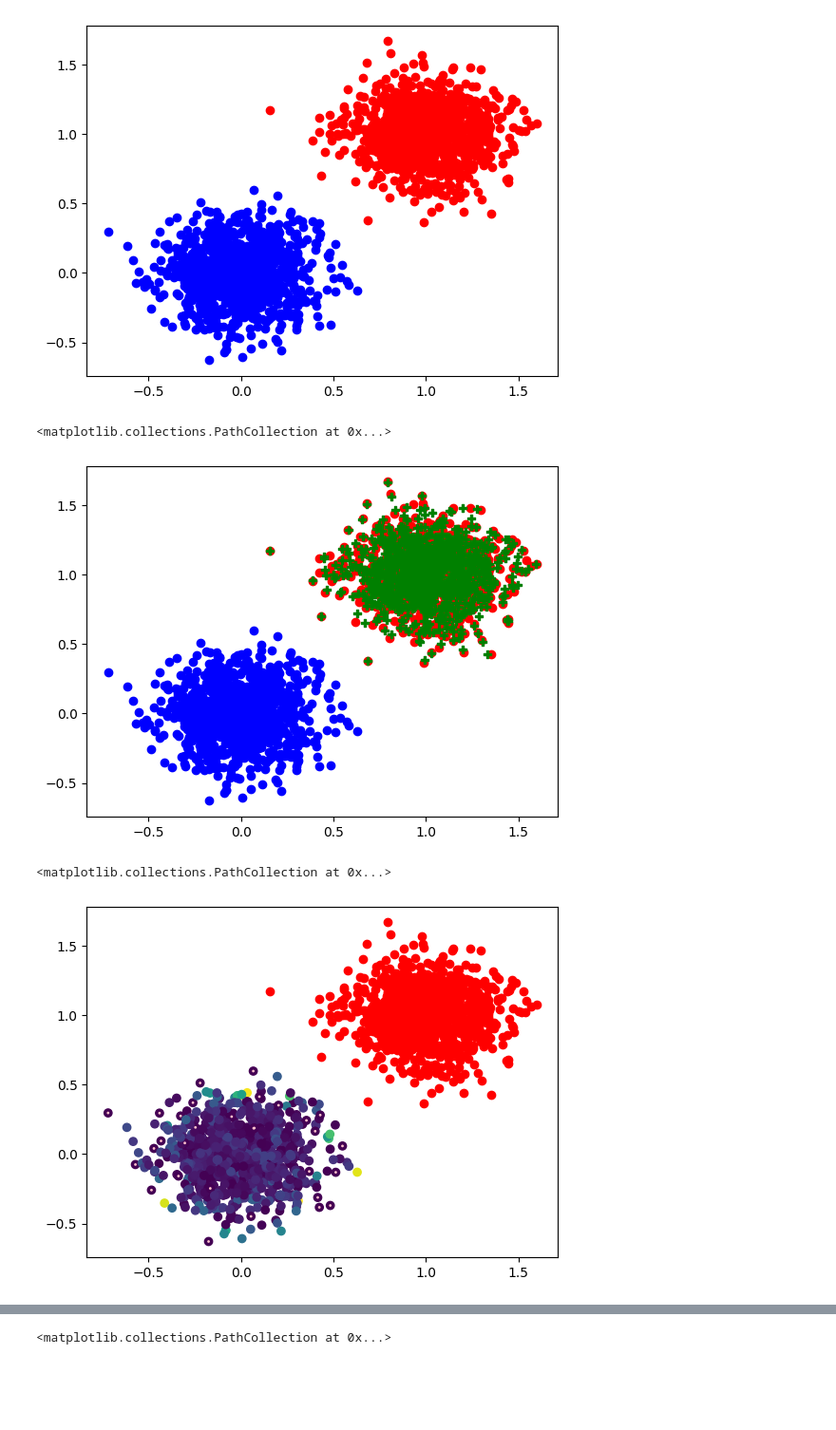
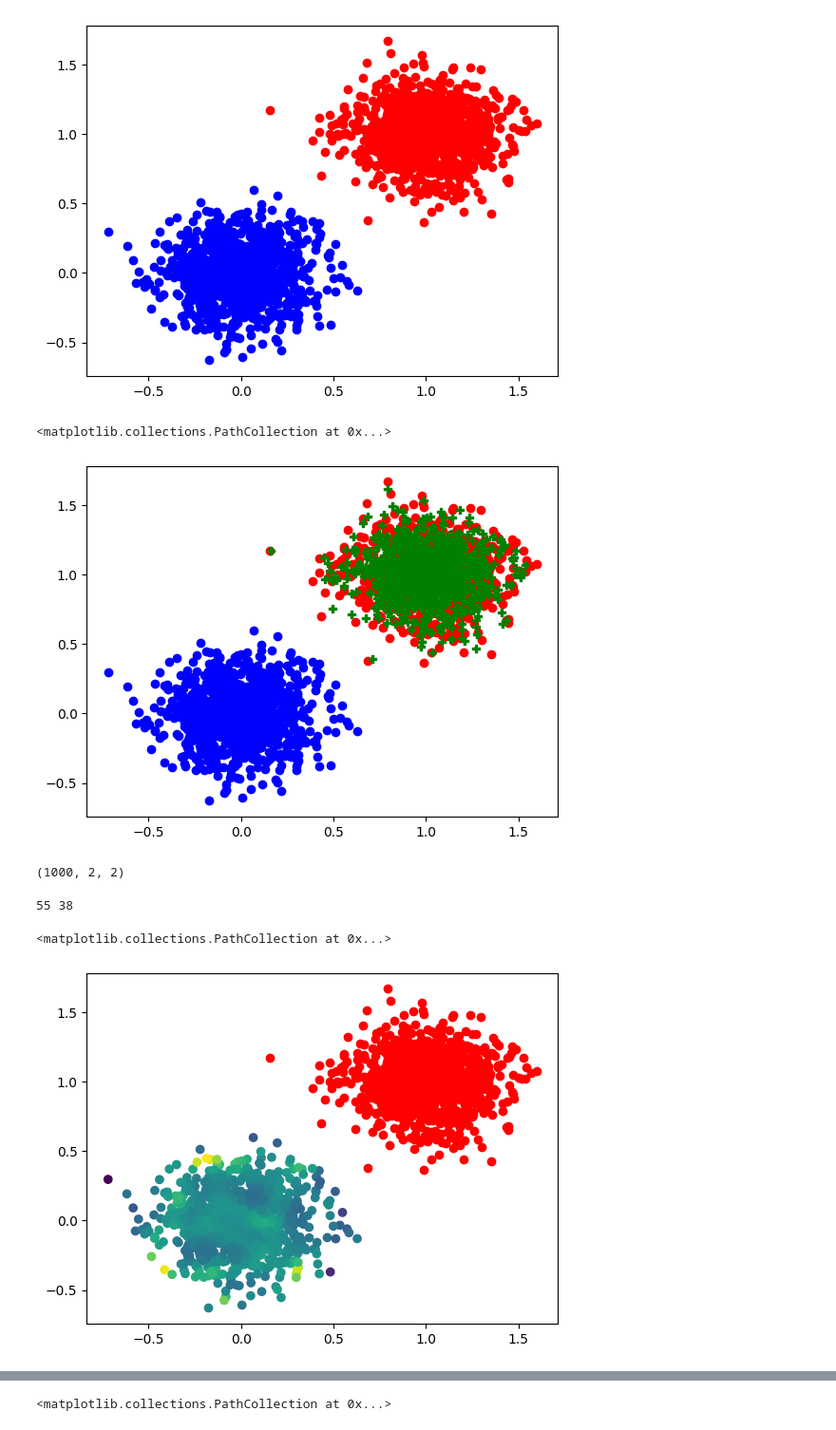
Before and after one commit to MUCDK/genot, a Jupyter notebook: notebooks/EntropicMaps_high_n.ipynb, the cells around one changed output, grey strips where cells are left out. Shown at 95% size. Saved outputs shown, nothing was run; the diff lists cells and outputs as text; code cells hidden in the pictures; blank space fills up the shorter version.

```diff
--- a/notebooks/EntropicMaps_high_n.ipynb
+++ b/notebooks/EntropicMaps_high_n.ipynb
@@ -32,7 +35,7 @@ plt.scatter(target[:, 0], target[:, 1], color="red")
 <matplotlib.collections.PathCollection at 0x...>
 [figure]
 # %%
-dot = DiscreteOTModel(epsilon=1e-3)
+dot = DiscreteOTModel(epsilon=1e-2)
 dot(source, target)
 dot_transported = dot.transport()
 # %%
@@ -41,6 +44,6 @@ plt.scatter(target[:, 0], target[:, 1], color="red")
 plt.scatter(dot_transported[:, 0], dot_transported[:, 1], color="green", marker="P")
 # %% [output]
 <matplotlib.collections.PathCollection at 0x...>
-[figure, old version]
+[figure, new version]
 # %%
 hessian_source = dot.get_hessians_f(source)
@@ -51,7 +51,16 @@ erroneous = np.asarray(traces < 0)
+# %%
+hessian_source.shape
+# %% [output]
+(1000, 2, 2)
+# %%
+traces_source = jnp.ones((len(source),)) - jnp.trace(hessian_source, axis1=1, axis2=2)
+traces_target = jnp.ones((len(target),)) - jnp.trace(hessian_target, axis1=1, axis2=2)
+print(jnp.sum(np.asarray(traces_source < 0)), jnp.sum(np.asarray(traces_target < 0)))
+# %% [output]
+55 38
 # %%
-plt.scatter(source[:,0], source[:,1], c=sizes)
-plt.scatter(source[:,0], source[:,1], color="pink", s=np.asarray(erroneous).astype(float))
+plt.scatter(source[:,0], source[:,1], c=traces_source)
 plt.scatter(target[:, 0], target[:, 1], color="red")
 # %% [output]
 <matplotlib.collections.PathCollection at 0x...>
-[figure, old version]
+[figure, new version]
```
Also changed, not shown: parts of 21 cells of this notebook, 8 other files.
